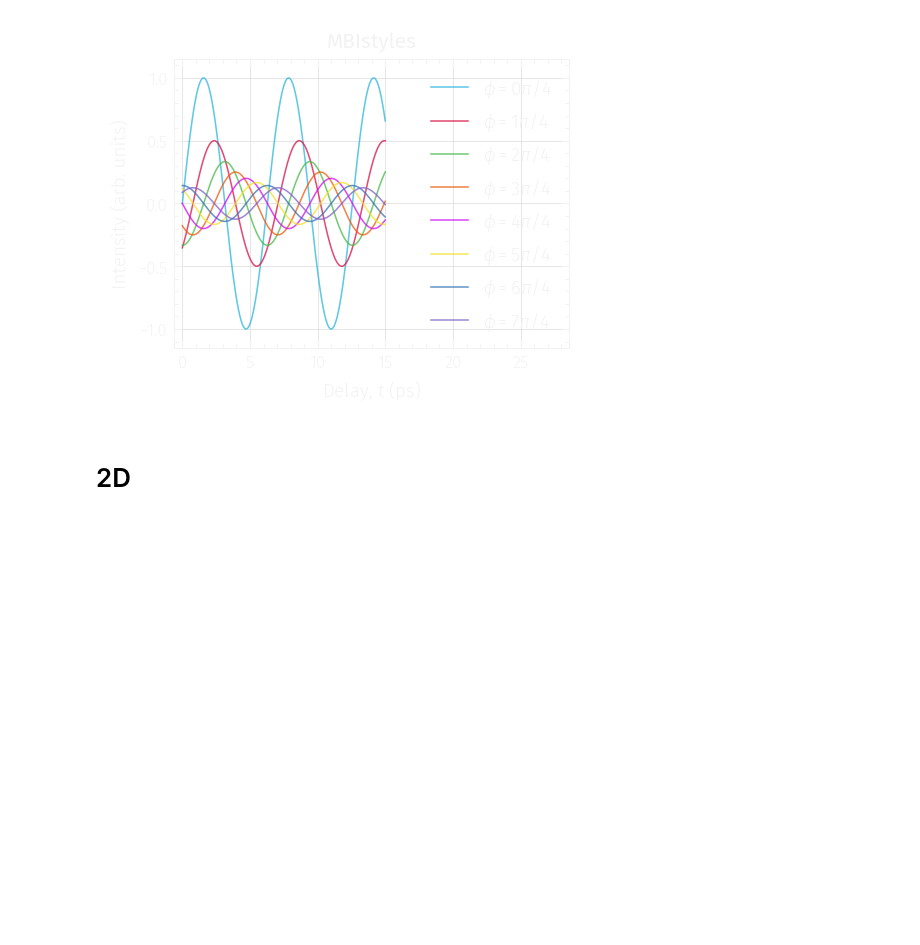
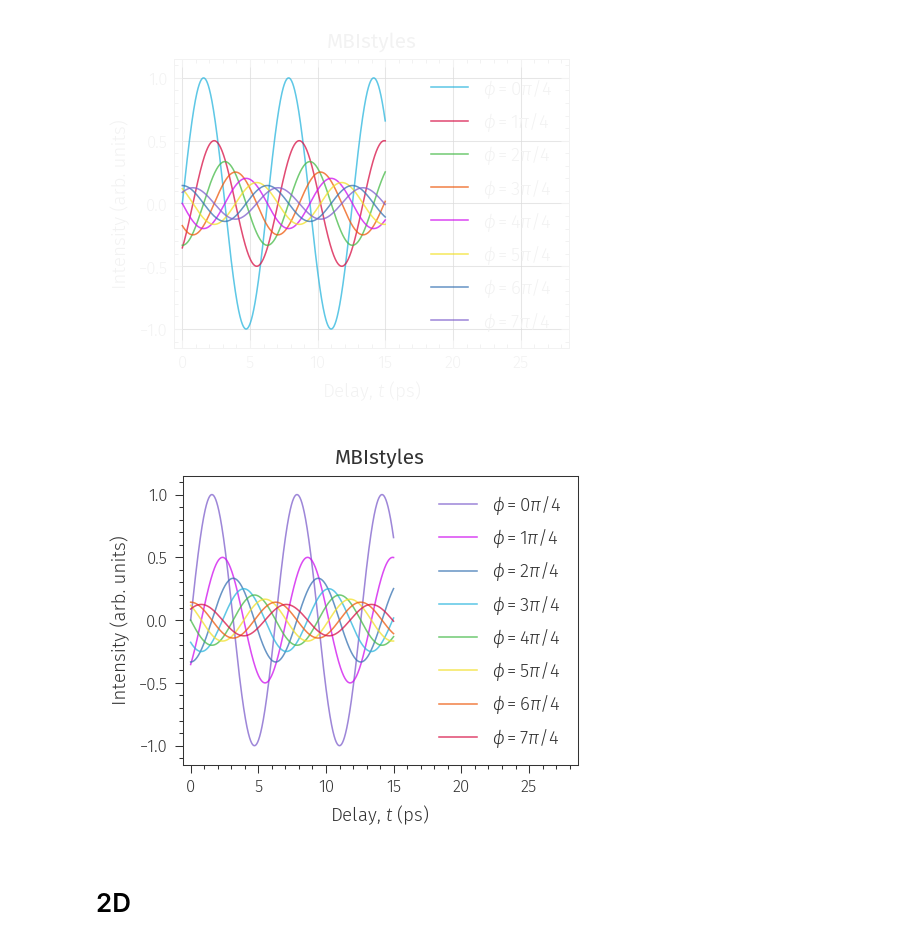
Before and after one commit to MBI-Div-B/mbistyles, a Jupyter notebook: examples/examples.ipynb, the cells around one changed output. Drawn from its saved outputs; the diff is of its cells as text; code cells hidden in the pictures; blank space fills up the shorter version.

```diff
--- a/examples/examples.ipynb
+++ b/examples/examples.ipynb
@@ -144,6 +150,13 @@ with plt.style.context(['mbistyles.base',
     draw_figure(grid=True)
 # %% [output]
 [figure]
+# %%
+with plt.style.context(['mbistyles.base',
+                        'mbistyles.paper',
+                        'mbistyles.rainbow']):
+    draw_figure()
+# %% [output]
+[figure, added]
 # %% [markdown]
 # 2D
 # %%
```
Also changed, not shown: parts of 5 cells of this notebook, 8 other files.
